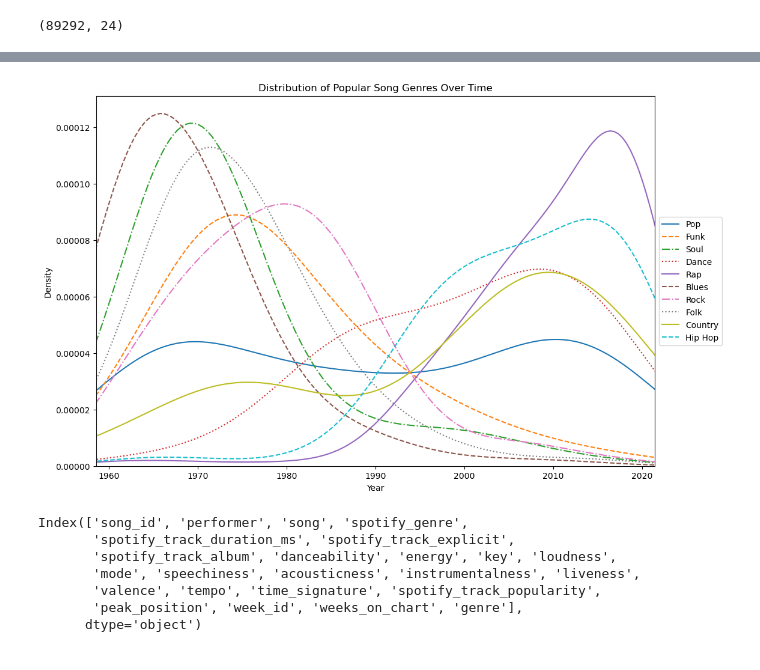
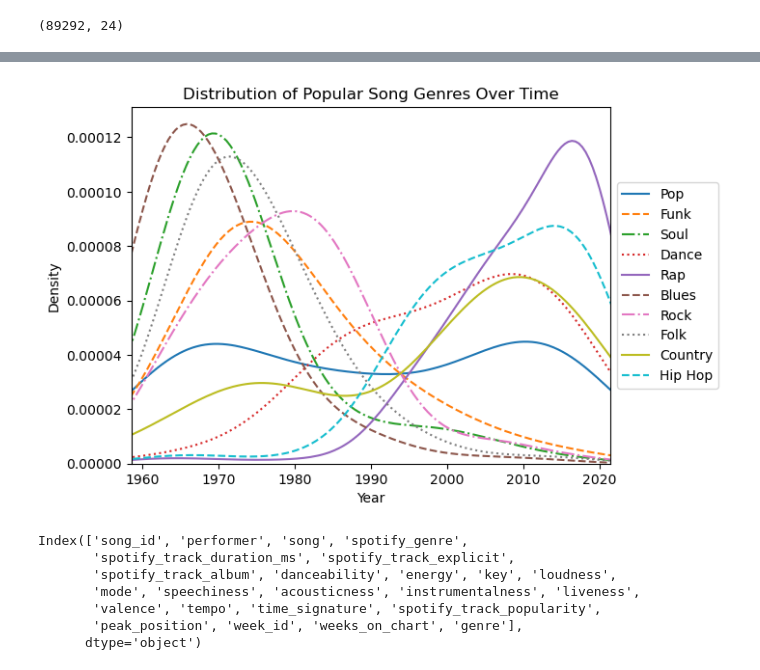
Before and after one commit to dliang5299/Spotify-Analysis, a Jupyter notebook: genre_analysis.ipynb, the cells around one changed output, grey strips where cells are left out. Saved outputs shown, nothing was run; the diff lists cells and outputs as text; code cells hidden in the pictures.

```diff
--- a/genre_analysis.ipynb
+++ b/genre_analysis.ipynb
@@ -230,23 +162,0 @@ plt.show()
-# %%
-#KDE plot
-
-plt.style.use("seaborn-colorblind")
-plt.figure(figsize=(12, 8))
-
-for genre in genres:
-    # Filter the DataFrame for the current genre
-    subset = af_genre[af_genre['genre'] == genre]
-
-    # Make sure there is enough data to plot
-    if not subset.empty:
-        # Plot the KDE plot
-        sns.kdeplot(subset['week_id'], label=genre, bw_adjust=3)
-
-# Add labels and title
-plt.xlabel('Year')
-plt.ylabel('Density')
-plt.title('Distribution of Song Genres Over Time')
-plt.legend()
-
-# Show the plot
-plt.show()
@@ -255,41 +163,40 @@ plt.show()
 # %%
-colors = sns.color_palette("tab10", n_colors=10)  # Adjust for the number of genres
+#code in this cell was debugged using GPT-4
+
+colors = sns.color_palette("tab10", n_colors=10)  # adjust for the number of genres
 linestyles = ['-', '--', '-.', ':', '-', '--', '-.', ':', '-', '--']
 
-plt.style.use("seaborn-colorblind")
-plt.figure(figsize=(12, 8))
-
 for idx, genre in enumerate(genres):
-    # Ensure there are enough colors and linestyles
+    # ensure there are enough colors and linestyles
     color = colors[idx % len(colors)]
     linestyle = linestyles[idx % len(linestyles)]
 
-    # Filter the DataFrame for the current genre
+    # filter DataFrame for the current genre
     subset = af_genre[af_genre['genre'] == genre]
 
-    # Make sure there is enough data to plot
+    # make sure there is enough data to plot
     if not subset.empty:
-        # Plot the KDE plot with distinct color and linestyle
+        # plot the KDE plot with distinct color and linestyle
         sns.kdeplot(subset['week_id'], label=genre, bw_adjust=3, color=color, linestyle=linestyle)
 
-# Find the min and max values from the 'week_id' column
+# find the min and max values from the 'week_id' column
 min_week_id = af_genre['week_id'].min()
 max_week_id = af_genre['week_id'].max()
 
-# Set the x-axis range based on the 'week_id' column
+# set the x-axis range based on the 'week_id' column
 plt.xlim(min_week_id, max_week_id)
 
-# Add labels and title
+#
 plt.xlabel('Year')
 plt.ylabel('Density')
 plt.title('Distribution of Popular Song Genres Over Time')
 plt.legend()
 plt.legend(loc='center left', bbox_to_anchor=(1, 0.5))
 
 # Show the plot
 plt.show()
 # %% [output]
-[figure, old version]
+[figure, new version]
 # %%
 af_genre.columns
 # %% [output]
```
Also changed, not shown: parts of 23 cells of this notebook.
